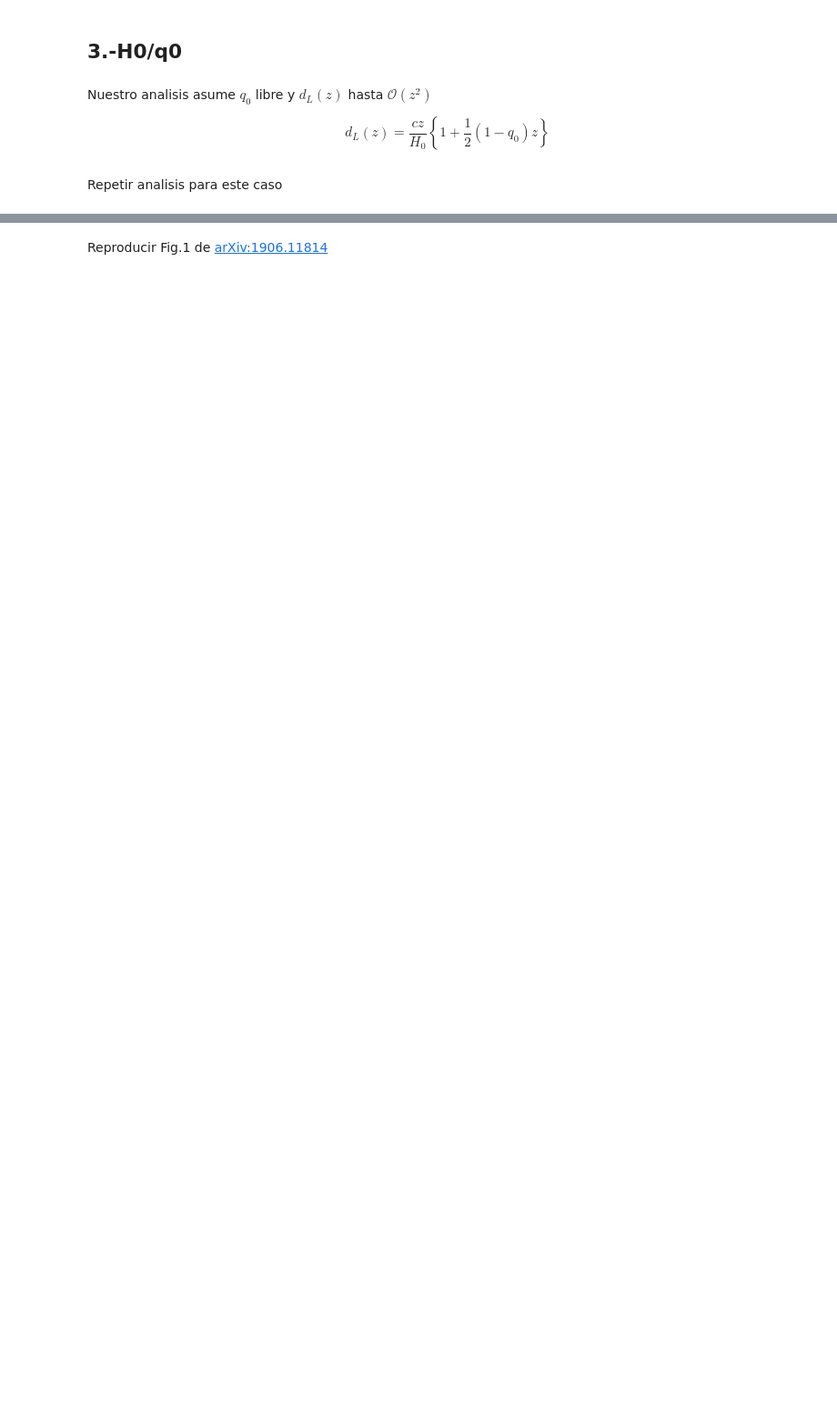
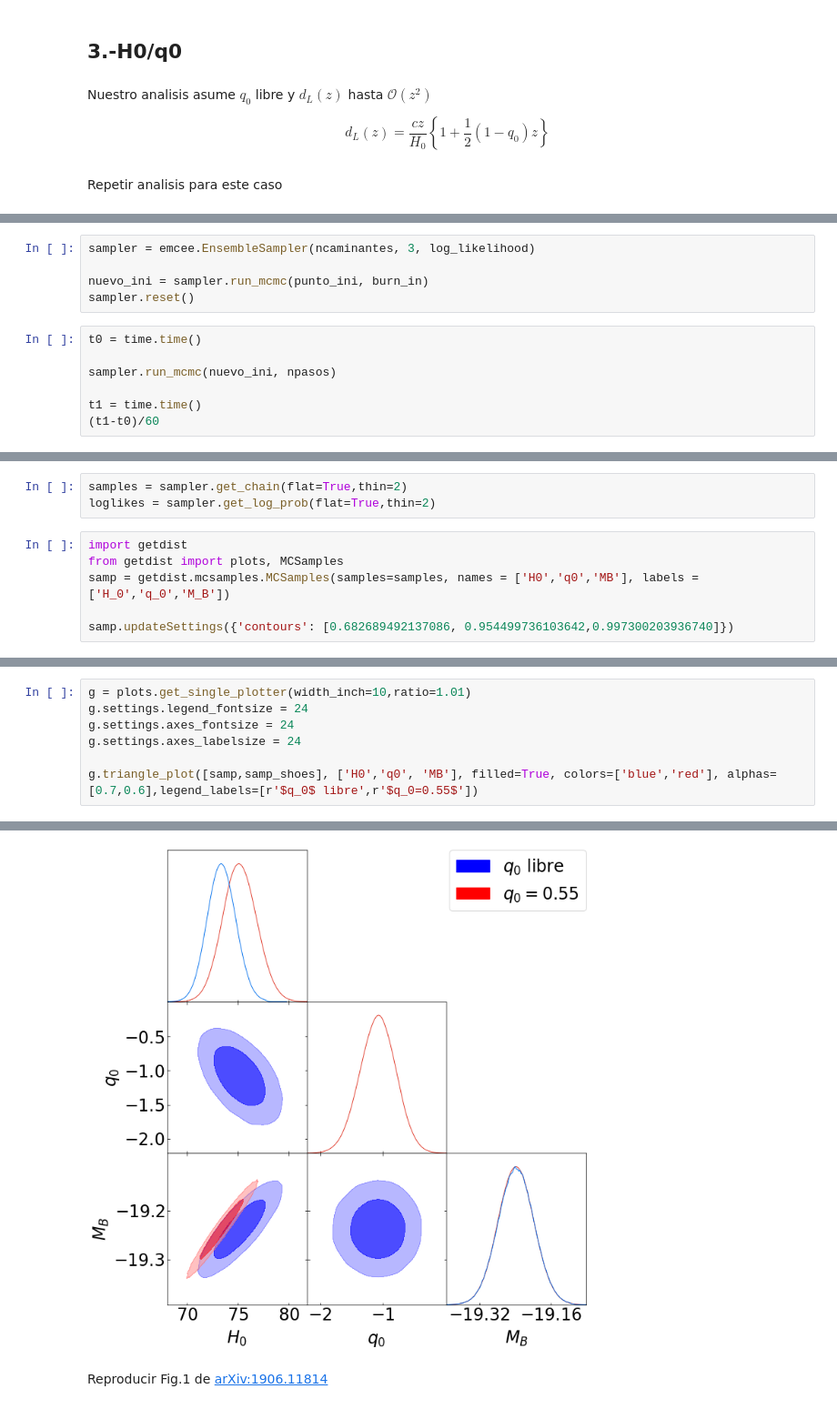
Before and after one commit to melipass/pcp-datos-cosmologicos, a Jupyter notebook: share_sesion1_2_.ipynb, the cells around one changed output, grey strips where cells are left out. Shown: that part at 91% size. Cells and saved outputs as stored; diff of their text form; blank space fills up the shorter version.

```diff
--- a/share_sesion1_2_.ipynb
+++ b/share_sesion1_2_.ipynb
@@ -420,0 +486,12 @@ Repetir analisis para este caso
+# %%
+sampler = emcee.EnsembleSampler(ncaminantes, 3, log_likelihood)
+
+nuevo_ini = sampler.run_mcmc(punto_ini, burn_in)
+sampler.reset()
+# %%
+t0 = time.time()
+
+sampler.run_mcmc(nuevo_ini, npasos)
+
+t1 = time.time()
+(t1-t0)/60
@@ -420,0 +500,9 @@ Repetir analisis para este caso
+# %%
+samples = sampler.get_chain(flat=True,thin=2)
+loglikes = sampler.get_log_prob(flat=True,thin=2)
+# %%
+import getdist
+from getdist import plots, MCSamples
+samp = getdist.mcsamples.MCSamples(samples=samples, names = ['H0','q0','MB'], labels = ['H_0','q_0','M_B'])
+
+samp.updateSettings({'contours': [0.682689492137086, 0.954499736103642,0.997300203936740]})
@@ -420,0 +521,8 @@ Repetir analisis para este caso
+# %%
+g = plots.get_single_plotter(width_inch=10,ratio=1.01)
+g.settings.legend_fontsize = 24
+g.settings.axes_fontsize = 24
+g.settings.axes_labelsize = 24
+
+g.triangle_plot([samp,samp_shoes], ['H0','q0', 'MB'], filled=True, colors=['blue','red'], alphas=[0.7,0.6],legend_labels=[r'$q_0$ libre',r'$q_0=0.55$'])
+# %% [output]
@@ -421,2 +530,3 @@ Repetir analisis para este caso
+[figure, added]
 # %% [markdown]
 Reproducir Fig.1 de [arXiv:1906.11814](https://arxiv.org/abs/1906.11814)
```
Also changed, not shown: parts of 14 cells of this notebook.
